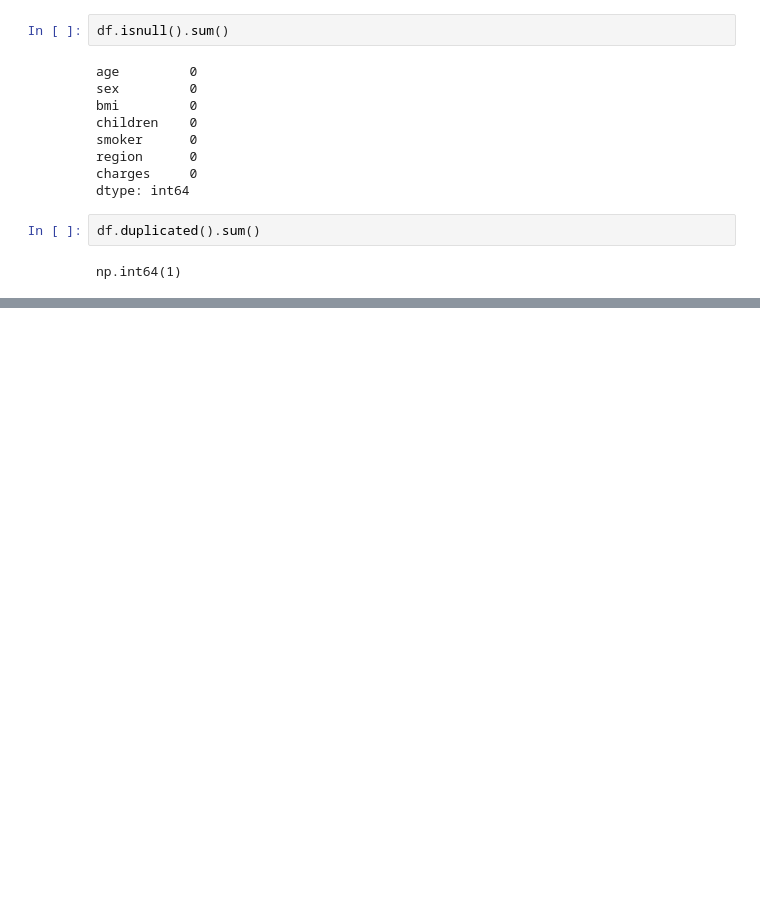
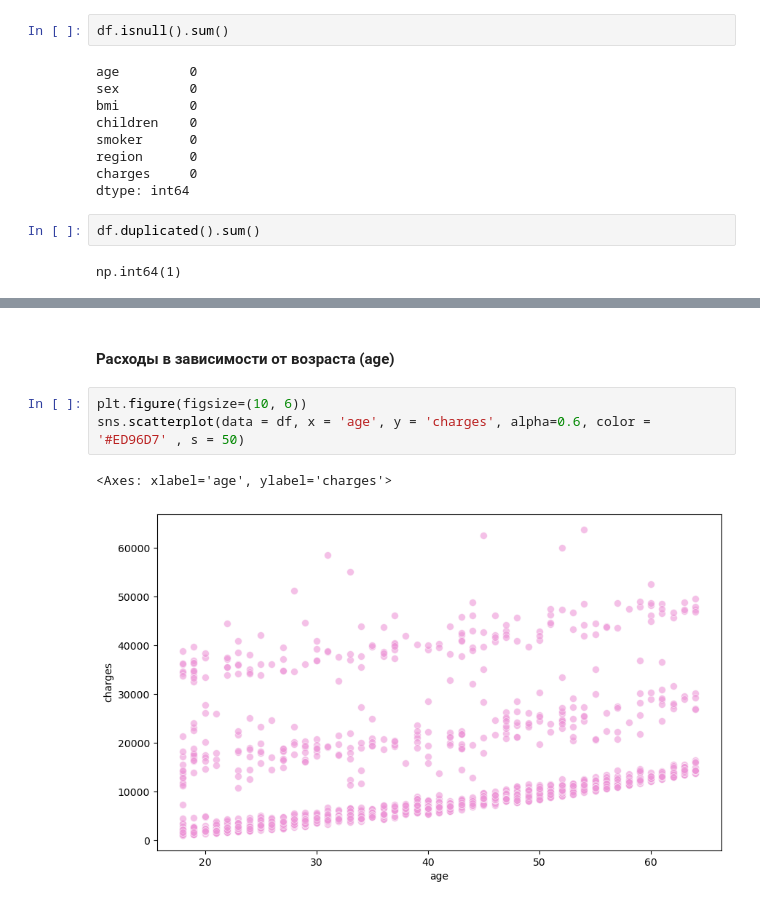
Before and after one commit to aalealen/medical-cost-regression, a Jupyter notebook: medical_cost_regression.ipynb, the cells around one changed output, grey strips where cells are left out. Cells and saved outputs as stored; diff of their text form; blank space fills up the shorter version.

```diff
--- a/medical_cost_regression.ipynb
+++ b/medical_cost_regression.ipynb
@@ -91,0 +138,8 @@ np.int64(1)
+# %% [markdown]
+#### Расходы в зависимости от возраста (age)
+# %%
+plt.figure(figsize=(10, 6))
+sns.scatterplot(data = df, x = 'age', y = 'charges', alpha=0.6, color = '#ED96D7' , s = 50)
+# %% [output]
+<Axes: xlabel='age', ylabel='charges'>
+[figure, added]
```
Also changed, not shown: parts of 20 cells of this notebook.
